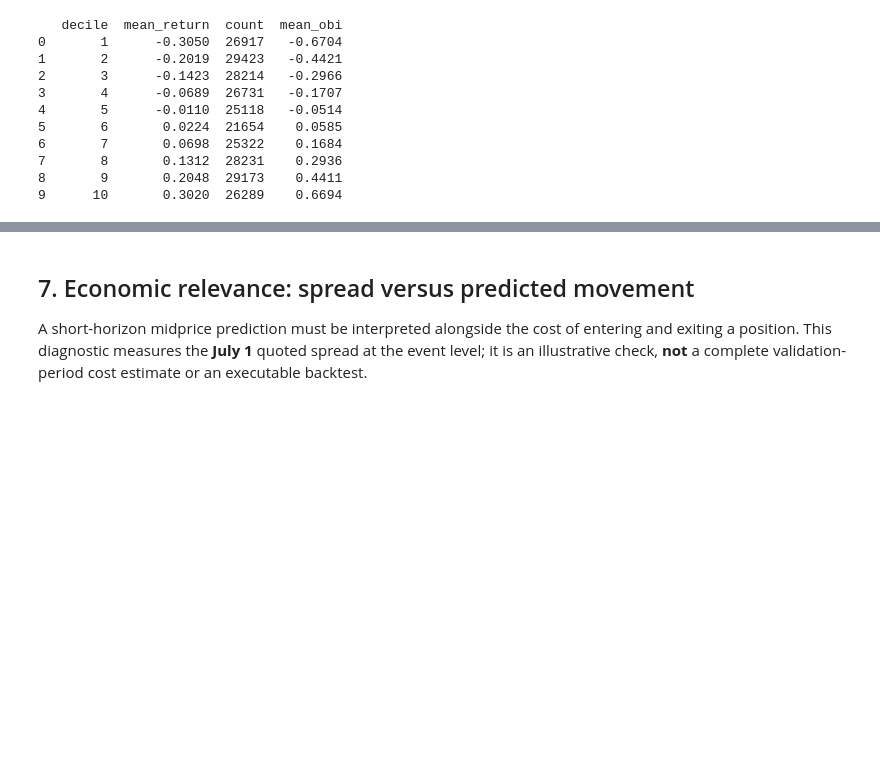
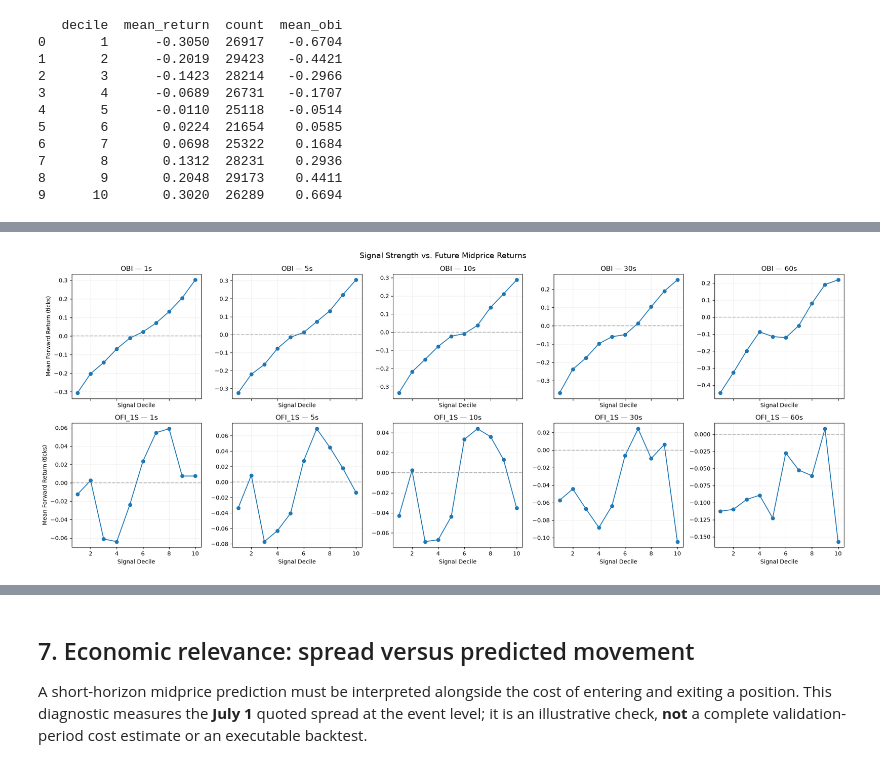
Before and after one commit to dehlandivya/finm37000-grp-2copy, a Jupyter notebook: notebooks/multi_session_analysis.ipynb, the cells around one changed output, grey strips where cells are left out. Drawn from its saved outputs; the diff is of its cells as text; code cells hidden in the pictures; blank space fills up the shorter version.

Commit message:
Complete signal research analysis for Issue #2

```diff
--- a/notebooks/multi_session_analysis.ipynb
+++ b/notebooks/multi_session_analysis.ipynb
@@ -264,0 +401,20 @@ All models forecast forward **midprice movement in ticks**, not realized trade P
+# %%
+# Merge actual microprice displacement into the research dataset
+microprice_comparison = all_data.merge(
+    microprice_data,
+    on=["session_id", "second_start_utc"],
+    how="left",
+    validate="one_to_one",
+)
+
+print("Original observations:", len(all_data))
+print("Merged observations:", len(microprice_comparison))
+print(
+    "Missing microprice observations:",
+    microprice_comparison["microprice_displacement_ticks"].isna().sum(),
+)
+
+print(
+    "OBI–microprice correlation:",
+    microprice_comparison[["obi", "microprice_displacement_ticks"]].corr().iloc[0, 1],
+)
@@ -449,0 +700,57 @@ print(decile_summary.round(4))
+# %%
+# Compare OBI and OFI deciles across forecast horizons
+horizons = [1, 5, 10, 30, 60]
+signals = ["obi", "ofi_1s"]
+
+fig, axes = plt.subplots(2, 5, figsize=(20, 8), sharex=True)
+
+for row, signal in enumerate(signals):
+    # Training-only decile boundaries
+    train_values = train[signal].dropna()
+    _, bins = pd.qcut(
+        train_values,
+        q=10,
+        retbins=True,
+        duplicates="drop",
+    )
+
+    # Include validation observations outside training range
+    bins[0] = -np.inf
+    bins[-1] = np.inf
+
+    for col, horizon in enumerate(horizons):
+        target = f"fwd_{horizon}s_ticks"
+
+        subset = test[[signal, target]].dropna().copy()
+        subset["decile"] = pd.cut(
+            subset[signal],
+            bins=bins,
+            labels=False,
+            include_lowest=True,
+        )
+
+        summary = subset.groupby("decile")[target].mean()
+
+        ax = axes[row, col]
+        ax.plot(
+            summary.index + 1,
+            summary.values,
+            marker="o",
+        )
+        ax.axhline(0, color="gray", linestyle="--", alpha=0.5)
+
+        ax.set_title(f"{signal.upper()} — {horizon}s")
+        ax.set_xlabel("Signal Decile")
+        ax.grid(alpha=0.2)
+
+        if col == 0:
+            ax.set_ylabel("Mean Forward Return (ticks)")
+
+plt.suptitle(
+    "Signal Strength vs. Future Midprice Returns",
+    fontsize=14,
+)
+plt.tight_layout()
+plt.show()
+# %% [output]
+[figure, added]
```
Also changed, not shown: parts of 20 cells of this notebook.
